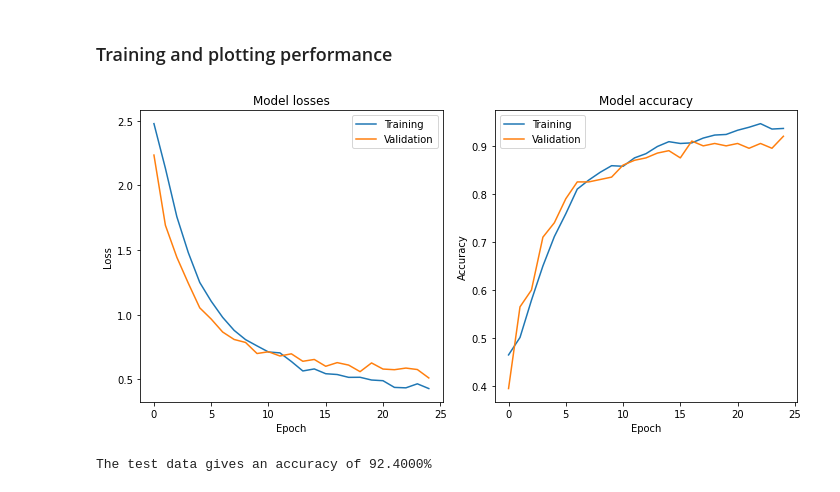
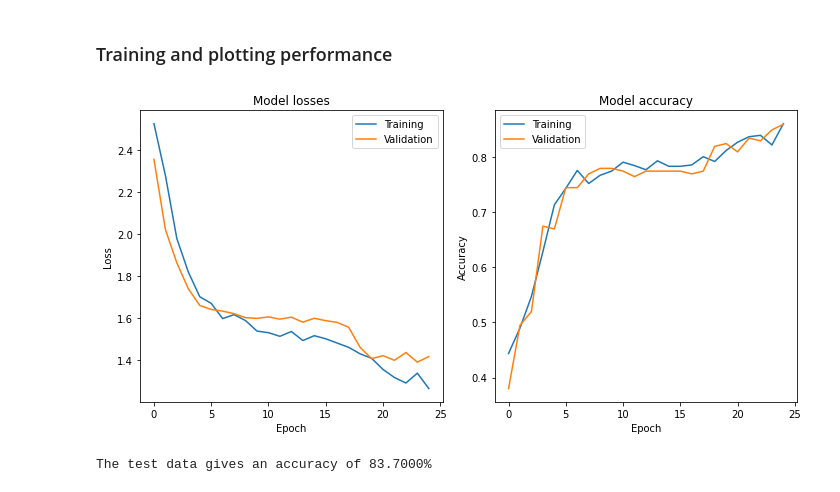
Before and after one commit to aalshabaan/EE-559Proj, a Jupyter notebook: Abed.ipynb, the cells around one changed output. Cells and saved outputs as stored; diff of their text form; code cells hidden in the pictures.

```diff
--- a/Abed.ipynb
+++ b/Abed.ipynb
@@ -33,6 +33,7 @@ class SiameseNet1(nn.Module):
             nn.Conv2d(in_channels=32, out_channels=64, kernel_size=(3,3), padding=(1,1)),
             nn.Dropout2d(p=0.4),
             nn.MaxPool2d(kernel_size=(2,2)),
+            nn.ReLU(),
             nn.Flatten(),
             nn.Linear(in_features=576, out_features=256),
             nn.Dropout(p=0.3),
@@ -105,37 +121,37 @@ class SiameseNet2(nn.Module):
 # %%
 train_data, test_data = utils.read_input(pairs=1000)
 
-epochs, lr, loss, optimizer, batch_size = 25, 2e-3, 'cross_entropy', 'Adam', 100
+epochs, lr, loss, optimizer, batch_size = 25, 5e-3, 'cross_entropy', 'Adam', 100
 model = SiameseNet1(auxiliary_loss=True, auxiliary_weight=0.4)
 train_loss, train_acc, val_loss, val_acc = utils.train_model(model, train_dataset=train_data, batch_size=batch_size, learning_rate=lr,
                                                              optimizer=optimizer, loss=loss, epochs=epochs,
                                                              verbose=False, cuda=True)
 
 plt.figure(figsize=(10,5))
 
 plt.subplot(121)
 plt.plot(train_loss)
 plt.plot(val_loss)
 plt.title('Model losses')
 plt.legend(['Training', 'Validation'])
 plt.xlabel('Epoch')
 plt.ylabel('Loss')
 
 plt.subplot(122)
 plt.plot(train_acc)
 plt.plot(val_acc)
 plt.title('Model accuracy')
 plt.legend(['Training', 'Validation'])
 plt.xlabel('Epoch')
 plt.ylabel('Accuracy')
 
 plt.tight_layout()
 plt.show()
 
 print(f'The test data gives an accuracy of {100*utils.evaluate_model(model, test_data, True, 500):.4f}%')
 # %% [output]
-[figure, old version]
+[figure, new version]
-The test data gives an accuracy of 92.4000%
+The test data gives an accuracy of 83.7000%
 # %%
 train_data, test_data = utils.read_input(pairs=1000)
 
```
Also changed, not shown: parts of 5 cells of this notebook.
